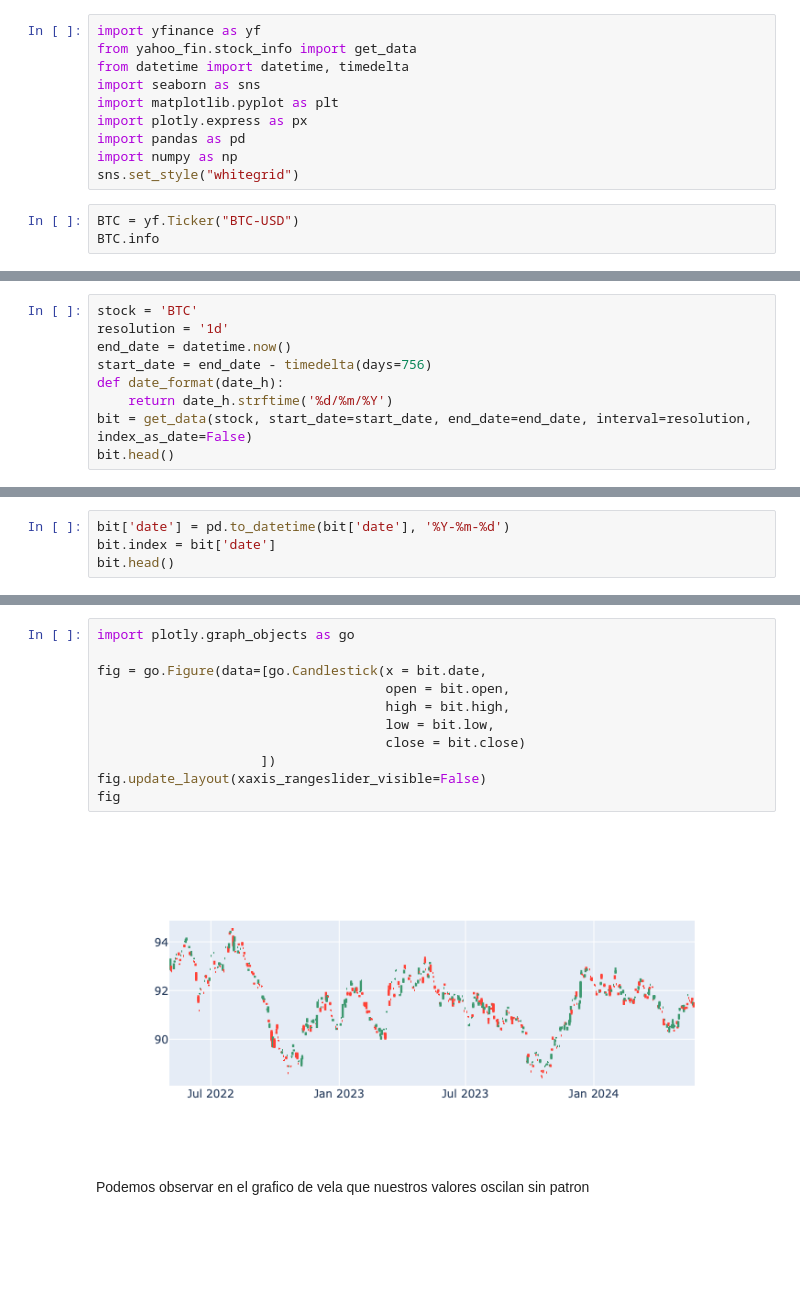
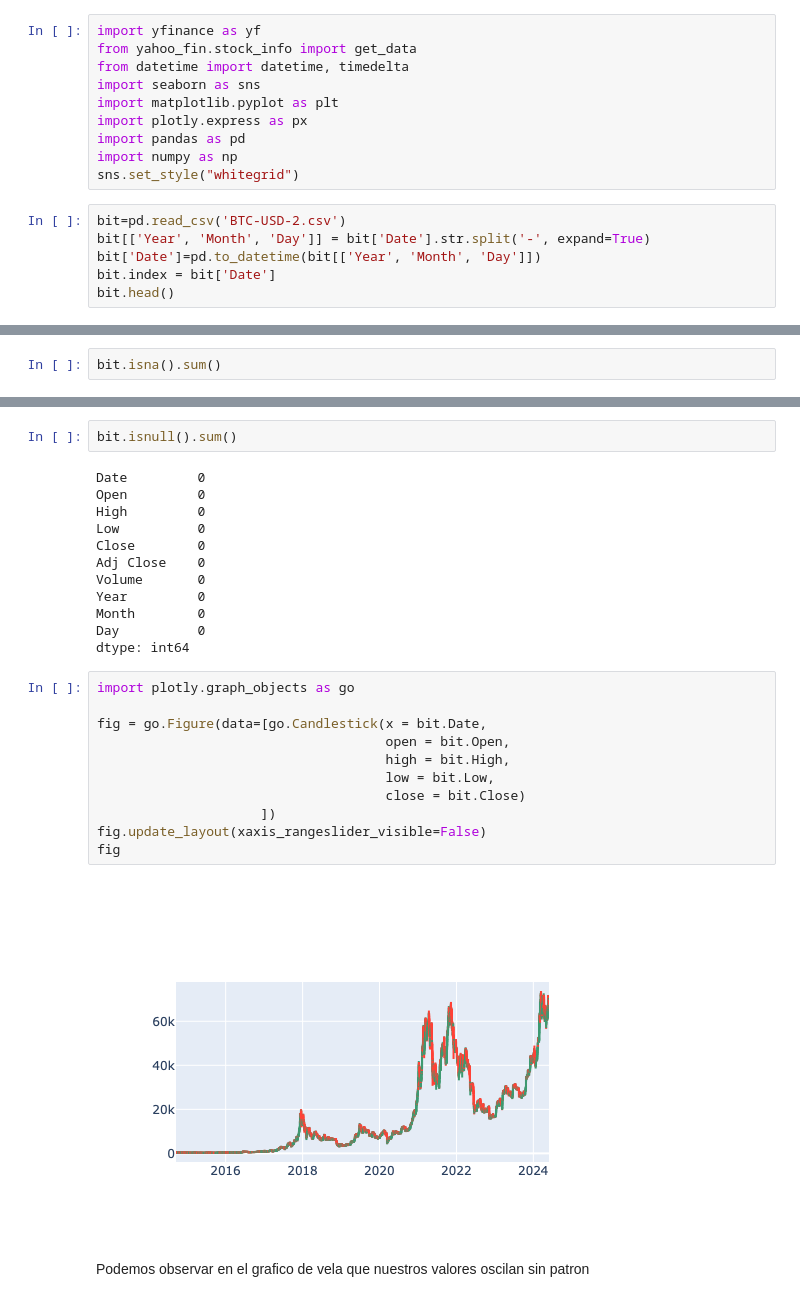
Before and after one commit to mariajosem1993/entrega, a Jupyter notebook: parcial.ipynb, the cells around one changed output, grey strips where cells are left out. Cells and saved outputs as stored; diff of their text form; blank space fills up the shorter version.

```diff
--- a/parcial.ipynb
+++ b/parcial.ipynb
@@ -13,6 +13,9 @@ import pandas as pd
 import numpy as np
 sns.set_style("whitegrid")
 # %%
-BTC = yf.Ticker("BTC-USD")
-BTC.info
+bit=pd.read_csv('BTC-USD-2.csv')
+bit[['Year', 'Month', 'Day']] = bit['Date'].str.split('-', expand=True)
+bit['Date']=pd.to_datetime(bit[['Year', 'Month', 'Day']])
+bit.index = bit['Date']
+bit.head()
 # %% [output]
@@ -36,9 +28,0 @@ BTC.info
-# %%
-stock = 'BTC'
-resolution = '1d'
-end_date = datetime.now()
-start_date = end_date - timedelta(days=756)
-def date_format(date_h):
-    return date_h.strftime('%d/%m/%Y')
-bit = get_data(stock, start_date=start_date, end_date=end_date, interval=resolution, index_as_date=False)
-bit.head()
@@ -52,5 +29,3 @@ bit.head()
 # %%
-bit['date'] = pd.to_datetime(bit['date'], '%Y-%m-%d')
-bit.index = bit['date']
-bit.head()
+bit.isna().sum()
 # %% [output]
@@ -64,16 +43,30 @@ bit.head()
+# %%
+bit.isnull().sum()
+# %% [output]
+Date         0
+Open         0
+High         0
+Low          0
+Close        0
+Adj Close    0
+Volume       0
+Year         0
+Month        0
+Day          0
+dtype: int64
 # %%
 import plotly.graph_objects as go
 
-fig = go.Figure(data=[go.Candlestick(x = bit.date,
-                                     open = bit.open,
-                                     high = bit.high,
-                                     low = bit.low,
-                                     close = bit.close)
+fig = go.Figure(data=[go.Candlestick(x = bit.Date,
+                                     open = bit.Open,
+                                     high = bit.High,
+                                     low = bit.Low,
+                                     close = bit.Close)
                      ])
 fig.update_layout(xaxis_rangeslider_visible=False)
 fig
 # %% [output]
-[figure, old version]
+[figure, new version]
 # %% [markdown]
 Podemos observar en el grafico de vela que nuestros valores oscilan sin patron
 # %%
```
Also changed, not shown: parts of 69 cells of this notebook.
